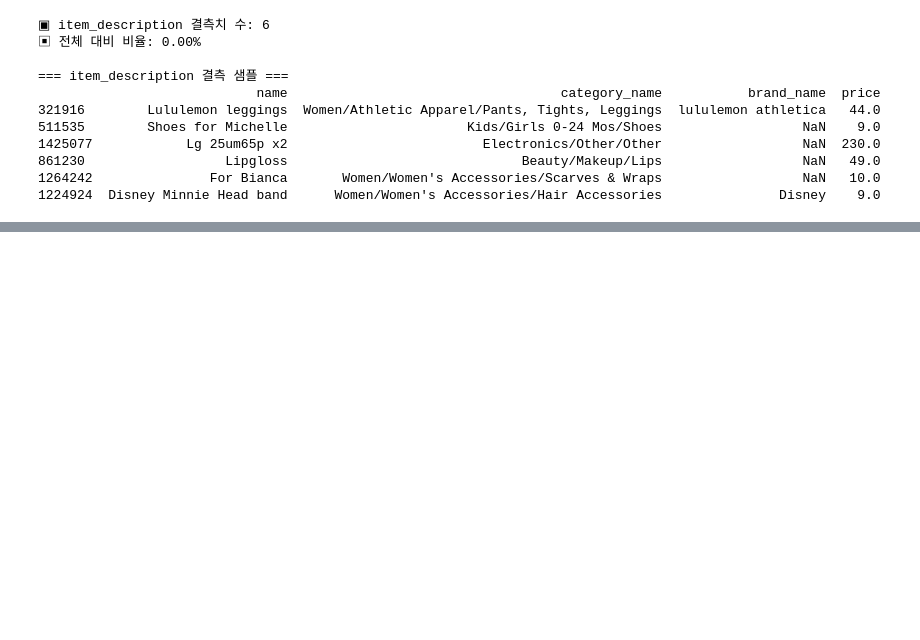
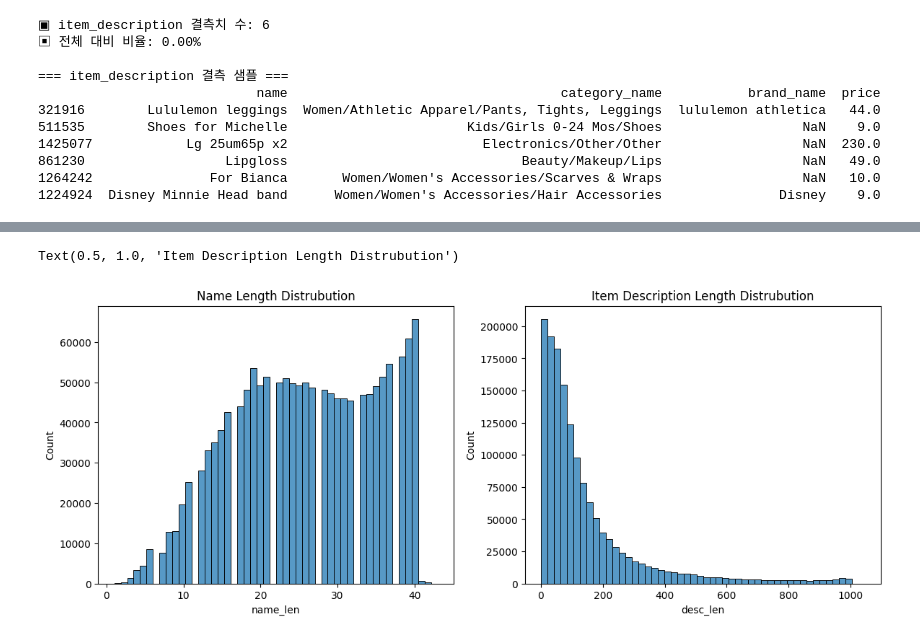
Before and after one commit to hoongg7755/404, a Jupyter notebook: dataton_project_train_v4.ipynb, the cells around one changed output, grey strips where cells are left out. Saved outputs shown, nothing was run; the diff lists cells and outputs as text; code cells hidden in the pictures; blank space fills up the shorter version.

```diff
--- a/dataton_project_train_v4.ipynb
+++ b/dataton_project_train_v4.ipynb
@@ -348,0 +539,14 @@ train.head()
+# %%
+# 'name', 'item_description' 컬럼의 텍스트 길이 분석
+train['name_len'] = train['name'].str.len()
+train['desc_len'] = train['item_description'].str.len()
+
+fig, axes = plt.subplots(1, 2, figsize=(14, 5))
+sns.histplot(train['name_len'], bins=50, ax=axes[0])
+axes[0].set_title('Name Length Distrubution')
+
+sns.histplot(train['desc_len'], bins=50, ax=axes[1])
+axes[1].set_title('Item Description Length Distrubution')
+# %% [output]
+Text(0.5, 1.0, 'Item Description Length Distrubution')
+[figure, added]
```
Also changed, not shown: parts of 41 cells of this notebook.
